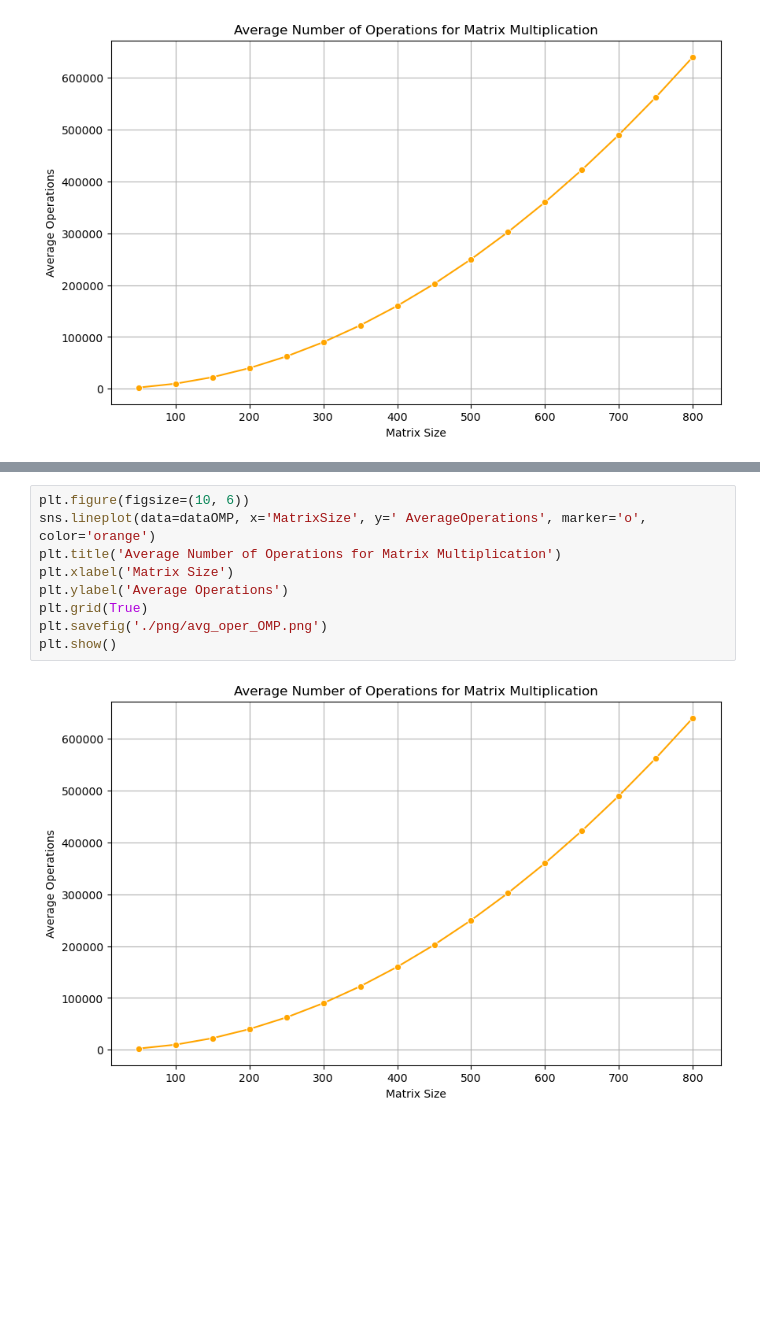
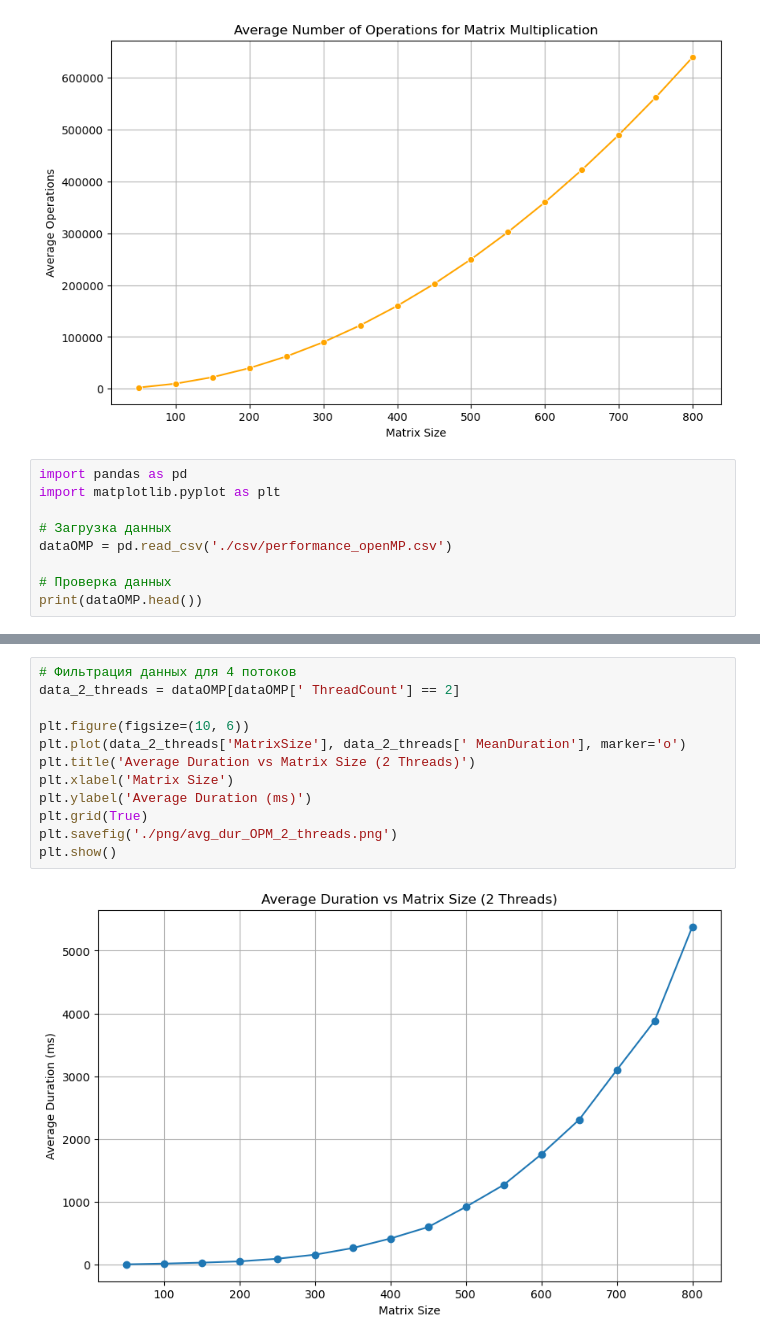
Before and after one commit to Airfix982/paralProg, a Jupyter notebook: parallLab1/draw.ipynb, the cells around one changed output, grey strips where cells are left out. Saved outputs shown, nothing was run; the diff lists cells and outputs as text; blank space fills up the shorter version.

Commit message:
add: multiplication of matrix with several count of threads, calculated confidence intervals, added README.md

```diff
--- a/parallLab1/draw.ipynb
+++ b/parallLab1/draw.ipynb
@@ -46,3 +46,12 @@ plt.savefig('./png/avg_oper_not_paral.png')
 plt.show()
 # %% [output]
 [figure]
+# %%
+import pandas as pd
+import matplotlib.pyplot as plt
+
+# Загрузка данных
+dataOMP = pd.read_csv('./csv/performance_openMP.csv')
+
+# Проверка данных
+print(dataOMP.head())
@@ -60,11 +86,14 @@ plt.show()
 # %%
+# Фильтрация данных для 4 потоков
+data_2_threads = dataOMP[dataOMP[' ThreadCount'] == 2]
+
 plt.figure(figsize=(10, 6))
-sns.lineplot(data=dataOMP, x='MatrixSize', y=' AverageOperations', marker='o', color='orange')
-plt.title('Average Number of Operations for Matrix Multiplication')
+plt.plot(data_2_threads['MatrixSize'], data_2_threads[' MeanDuration'], marker='o')
+plt.title('Average Duration vs Matrix Size (2 Threads)')
 plt.xlabel('Matrix Size')
-plt.ylabel('Average Operations')
+plt.ylabel('Average Duration (ms)')
 plt.grid(True)
-plt.savefig('./png/avg_oper_OMP.png')
+plt.savefig('./png/avg_dur_OPM_2_threads.png')
 plt.show()
 # %% [output]
-[figure, old version]
+[figure, new version]
```
Also changed, not shown: parts of 6 cells of this notebook, 11 other files.
